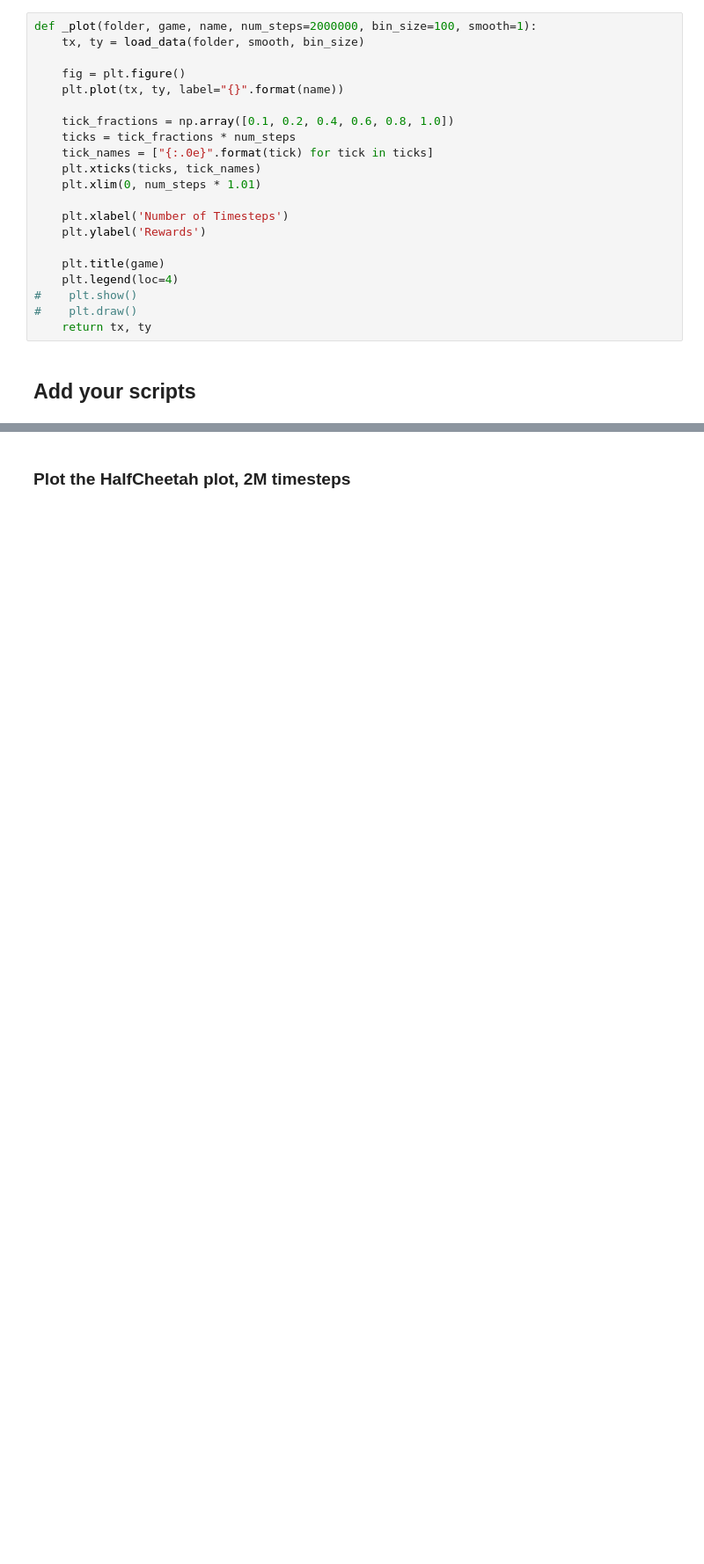
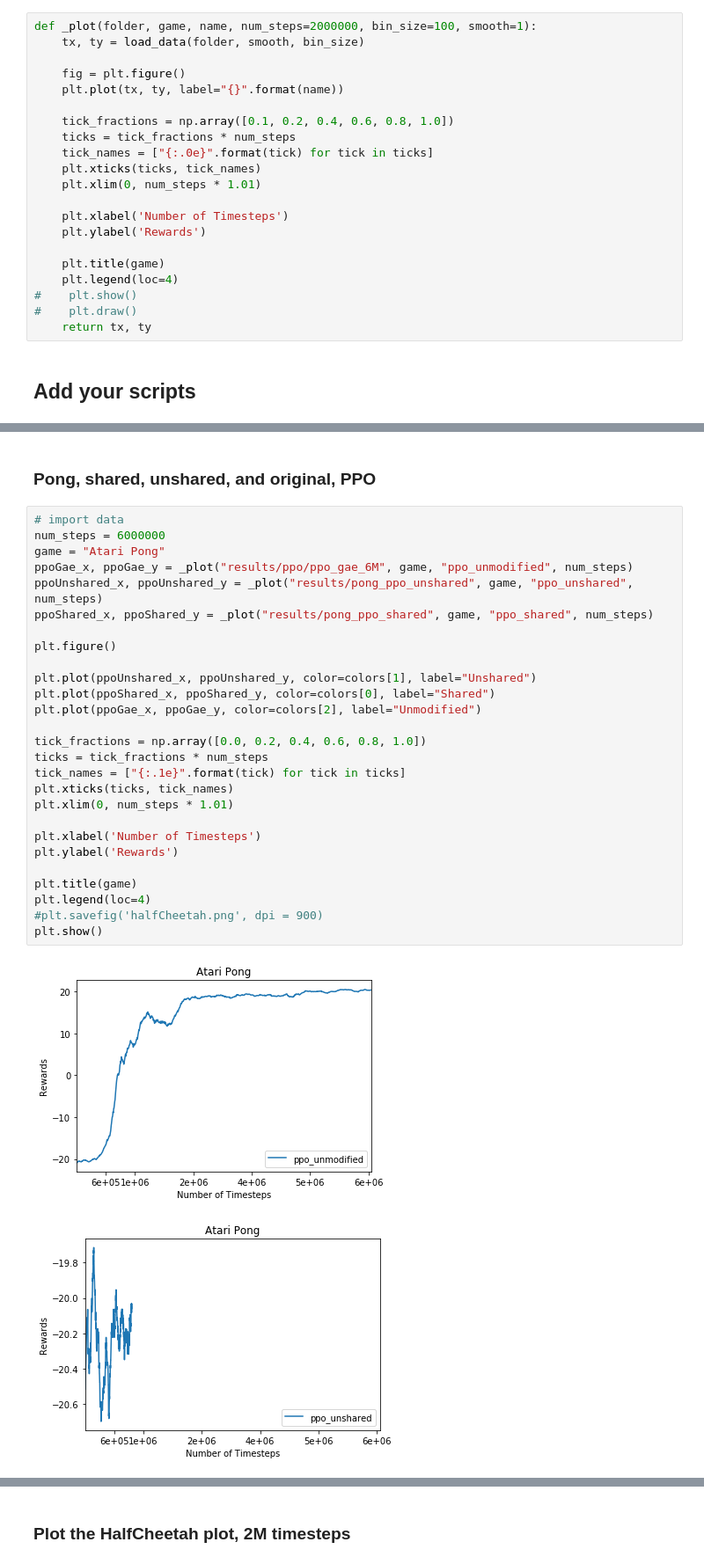
Before and after one commit to jeffleft/ece276c, a Jupyter notebook: visualize.ipynb, the cells around one changed output, grey strips where cells are left out. Shown: that part at 88% size. Drawn from its saved outputs; the diff is of its cells as text; blank space fills up the shorter version.

```diff
--- a/visualize.ipynb
+++ b/visualize.ipynb
@@ -139,0 +210,32 @@ def _plot(folder, game, name, num_steps=2000000, bin_size=100, smooth=1):
+# %% [markdown]
+### Pong, shared, unshared, and original, PPO
+# %%
+# import data
+num_steps = 6000000
+game = "Atari Pong"
+ppoGae_x, ppoGae_y = _plot("results/ppo/ppo_gae_6M", game, "ppo_unmodified", num_steps)
+ppoUnshared_x, ppoUnshared_y = _plot("results/pong_ppo_unshared", game, "ppo_unshared", num_steps)
+ppoShared_x, ppoShared_y = _plot("results/pong_ppo_shared", game, "ppo_shared", num_steps)
+
+plt.figure()
+
+plt.plot(ppoUnshared_x, ppoUnshared_y, color=colors[1], label="Unshared")
+plt.plot(ppoShared_x, ppoShared_y, color=colors[0], label="Shared")
+plt.plot(ppoGae_x, ppoGae_y, color=colors[2], label="Unmodified")
+
+tick_fractions = np.array([0.0, 0.2, 0.4, 0.6, 0.8, 1.0])
+ticks = tick_fractions * num_steps
+tick_names = ["{:.1e}".format(tick) for tick in ticks]
+plt.xticks(ticks, tick_names)
+plt.xlim(0, num_steps * 1.01)
+
+plt.xlabel('Number of Timesteps')
+plt.ylabel('Rewards')
+
+plt.title(game)
+plt.legend(loc=4)
+#plt.savefig('halfCheetah.png', dpi = 900)
+plt.show()
+# %% [output]
+[figure, added]
+[figure, added]
```
Also changed, not shown: parts of 5 cells of this notebook, 2 other files.
